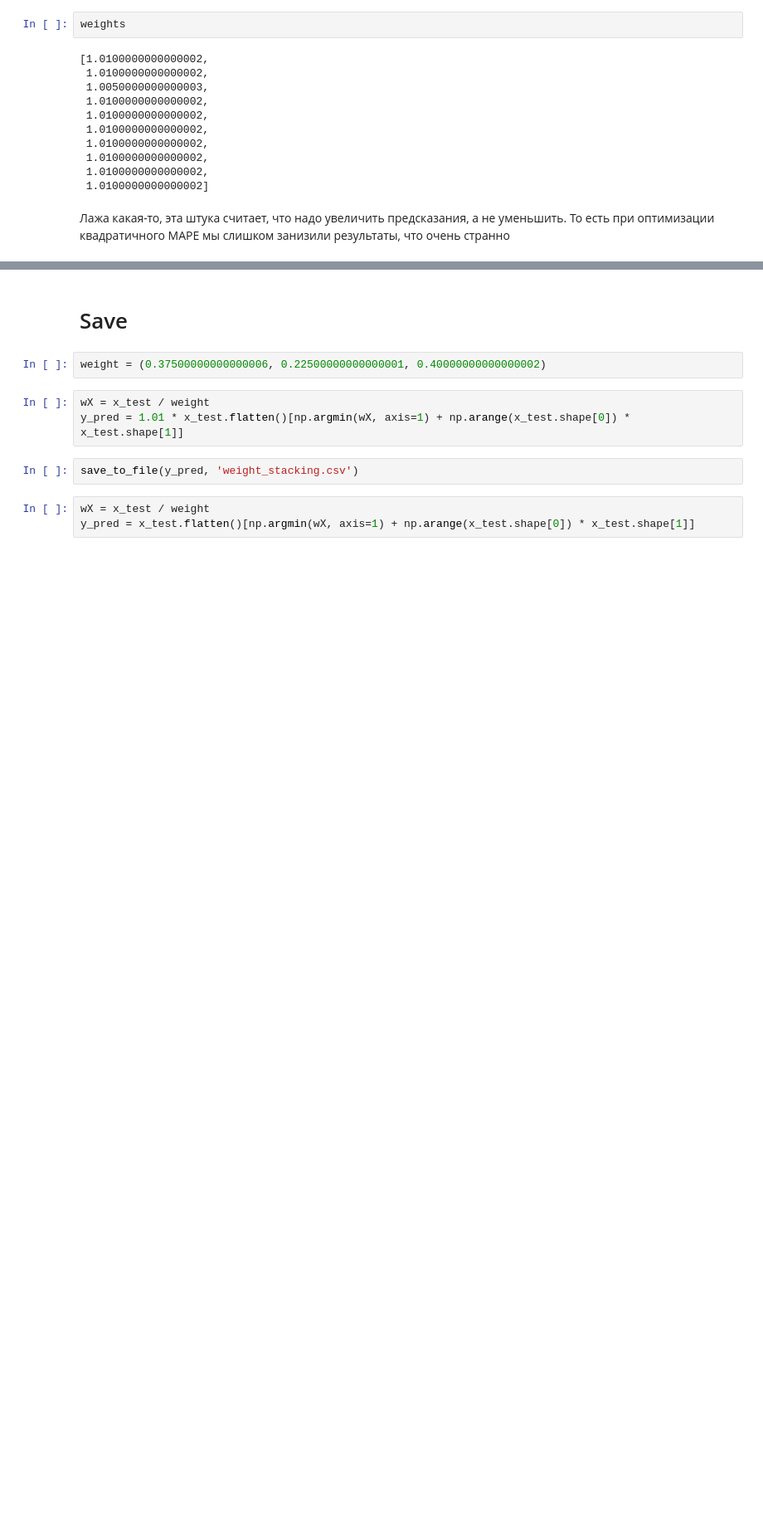
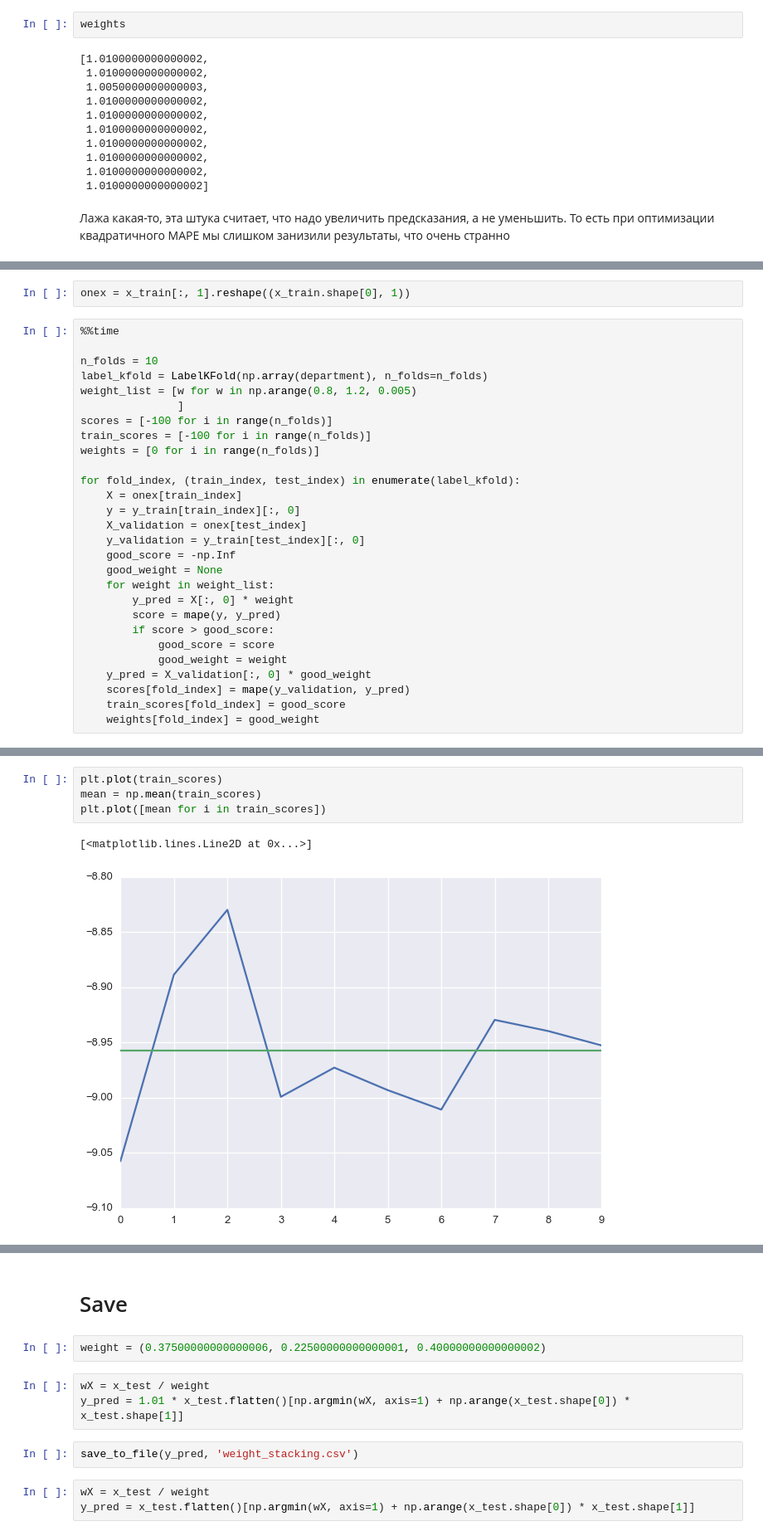
Before and after one commit to alexsyrom/datascience-ml-2, a Jupyter notebook: second_layer_weight.ipynb, the cells around one changed output, grey strips where cells are left out. Shown at 83% size. Drawn from its saved outputs; the diff is of its cells as text; blank space fills up the shorter version.

```diff
--- a/second_layer_weight.ipynb
+++ b/second_layer_weight.ipynb
@@ -368,0 +373,30 @@ weights
+# %%
+onex = x_train[:, 1].reshape((x_train.shape[0], 1))
+# %%
+%%time
+
+n_folds = 10
+label_kfold = LabelKFold(np.array(department), n_folds=n_folds)
+weight_list = [w for w in np.arange(0.8, 1.2, 0.005)
+               ]
+scores = [-100 for i in range(n_folds)]
+train_scores = [-100 for i in range(n_folds)]
+weights = [0 for i in range(n_folds)]
+
+for fold_index, (train_index, test_index) in enumerate(label_kfold):
+    X = onex[train_index]
+    y = y_train[train_index][:, 0]
+    X_validation = onex[test_index]
+    y_validation = y_train[test_index][:, 0]
+    good_score = -np.Inf
+    good_weight = None
+    for weight in weight_list:
+        y_pred = X[:, 0] * weight
+        score = mape(y, y_pred)
+        if score > good_score:
+            good_score = score
+            good_weight = weight
+    y_pred = X_validation[:, 0] * good_weight
+    scores[fold_index] = mape(y_validation, y_pred)
+    train_scores[fold_index] = good_score
+    weights[fold_index] = good_weight
@@ -368,0 +406,7 @@ weights
+# %%
+plt.plot(train_scores)
+mean = np.mean(train_scores)
+plt.plot([mean for i in train_scores])
+# %% [output]
+[<matplotlib.lines.Line2D at 0x...>]
+[figure, added]
```
Also changed, not shown: parts of 7 cells of this notebook, 1 other file.
